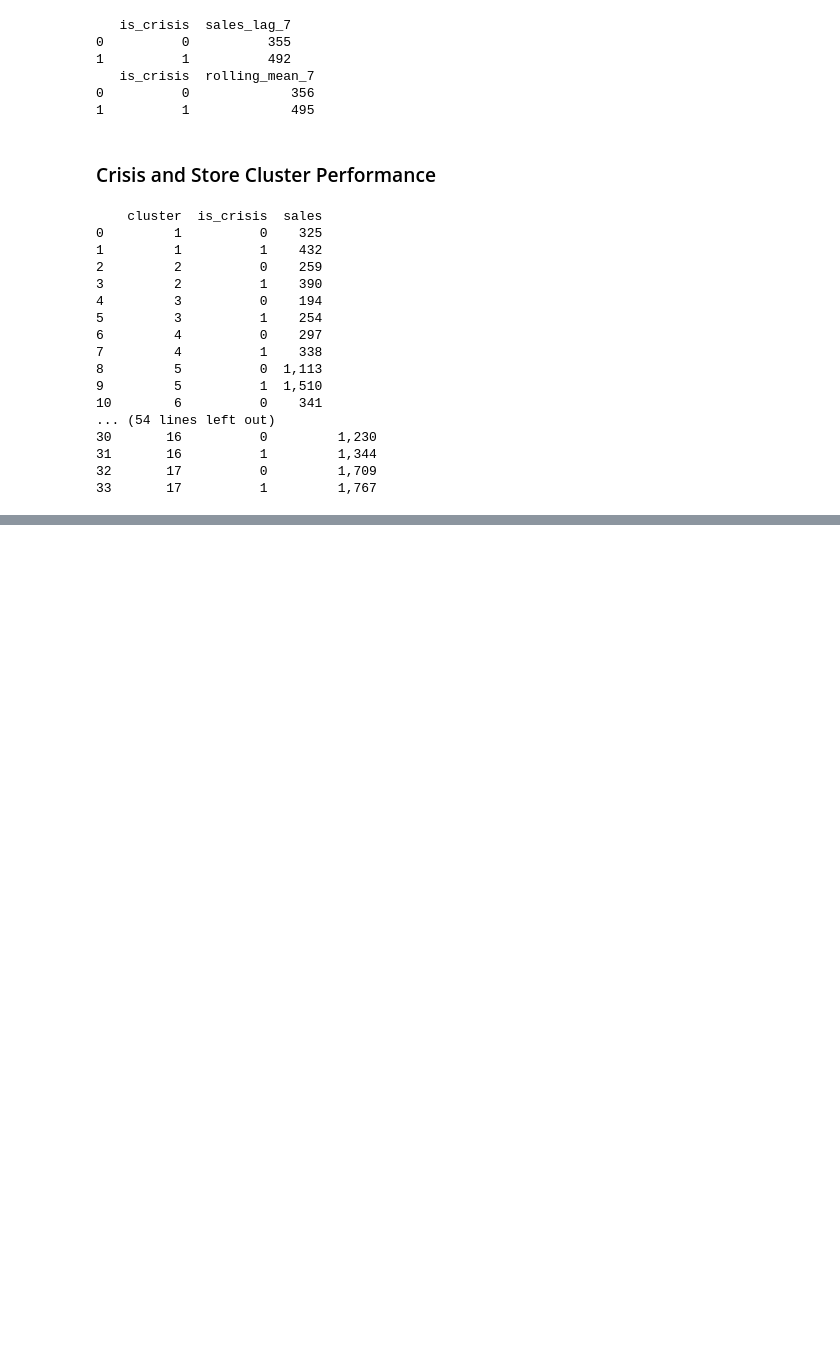
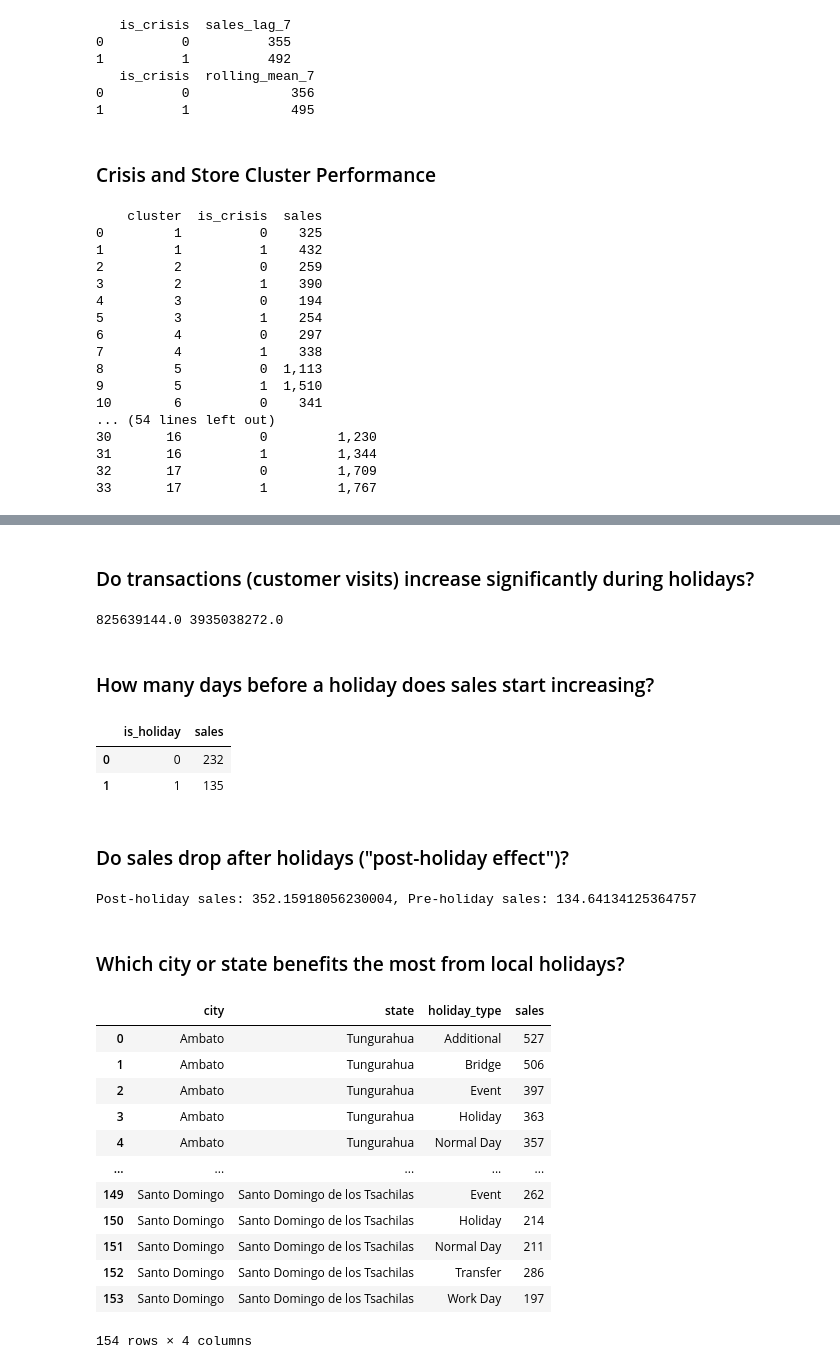
Before and after one commit to Seif-Eldin-Omar/sales-forecasting-optimization, a Jupyter notebook: notebooks/analysis_demo.ipynb, the cells around one changed output, grey strips where cells are left out. Cells and saved outputs as stored; diff of their text form; code cells hidden in the pictures; blank space fills up the shorter version.

```diff
--- a/notebooks/analysis_demo.ipynb
+++ b/notebooks/analysis_demo.ipynb
@@ -561,0 +705,45 @@ print(avg_transactions_by_cluster_crisis)
+# %% [markdown]
+### Do transactions (customer visits) increase significantly during holidays?
+# %%
+holiday_transactions = df[df['is_holiday'] == 1]['transactions'].sum()
+non_holiday_transactions = df[df['is_holiday'] == 0]['transactions'].sum()
+print(holiday_transactions, non_holiday_transactions)
+# %% [output]
+825639144.0 3935038272.0
+# %% [markdown]
+### How many days before a holiday does sales start increasing?
+# %%
+df['days_to_holiday'] = (df['date'] - df['date'].min()).dt.days
+sales_increase_before_holiday = df[df['days_to_holiday'] < 7].groupby('is_holiday')['sales'].mean().reset_index()
+sales_increase_before_holiday
+# %% [output]
+|  | is_holiday | sales |
+| 0 | 0 | 232 |
+| 1 | 1 | 135 |
+# %% [markdown]
+### Do sales drop after holidays ("post-holiday effect")?
+# %%
+post_holiday_sales = df[(df['is_holiday'] == 0) & (df['days_to_holiday'] > 0)]['sales'].mean()
+pre_holiday_sales = df[(df['is_holiday'] == 1) & (df['days_to_holiday'] < 7)]['sales'].mean()
+print(f"Post-holiday sales: {post_holiday_sales}, Pre-holiday sales: {pre_holiday_sales}")
+# %% [output]
+Post-holiday sales: 352.15918056230004, Pre-holiday sales: 134.64134125364757
+# %% [markdown]
+### Which city or state benefits the most from local holidays?
+# %%
+city_state_holiday_sales = df.groupby(['city', 'state', 'holiday_type'])['sales'].mean().reset_index()
+city_state_holiday_sales
+# %% [output]
+|  | city | state | holiday_type | sales |
+| 0 | Ambato | Tungurahua | Additional | 527 |
+| 1 | Ambato | Tungurahua | Bridge | 506 |
+| 2 | Ambato | Tungurahua | Event | 397 |
+| 3 | Ambato | Tungurahua | Holiday | 363 |
+| 4 | Ambato | Tungurahua | Normal Day | 357 |
+| ... | ... | ... | ... | ... |
+| 149 | Santo Domingo | Santo Domingo de los Tsachilas | Event | 262 |
+| 150 | Santo Domingo | Santo Domingo de los Tsachilas | Holiday | 214 |
+| 151 | Santo Domingo | Santo Domingo de los Tsachilas | Normal Day | 211 |
+| 152 | Santo Domingo | Santo Domingo de los Tsachilas | Transfer | 286 |
+| 153 | Santo Domingo | Santo Domingo de los Tsachilas | Work Day | 197 |
+154 rows × 4 columns
```
Also changed, not shown: parts of 28 cells of this notebook.
